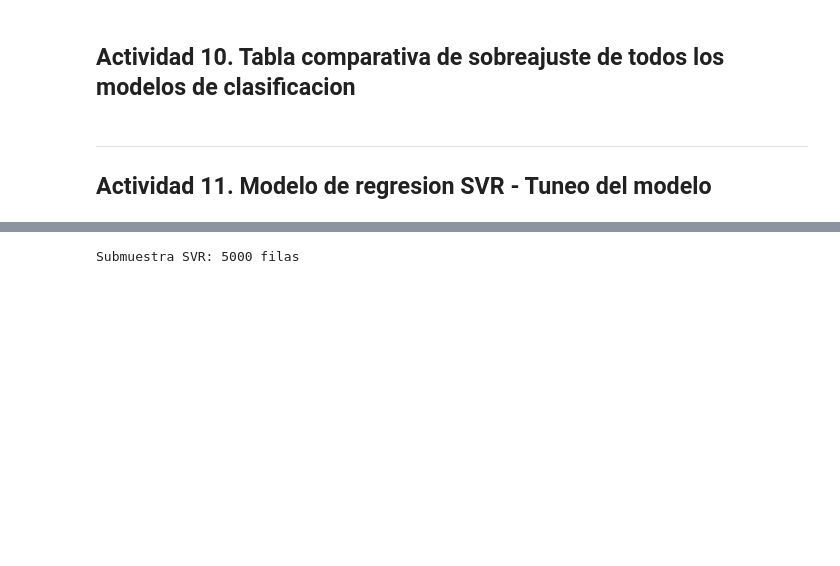
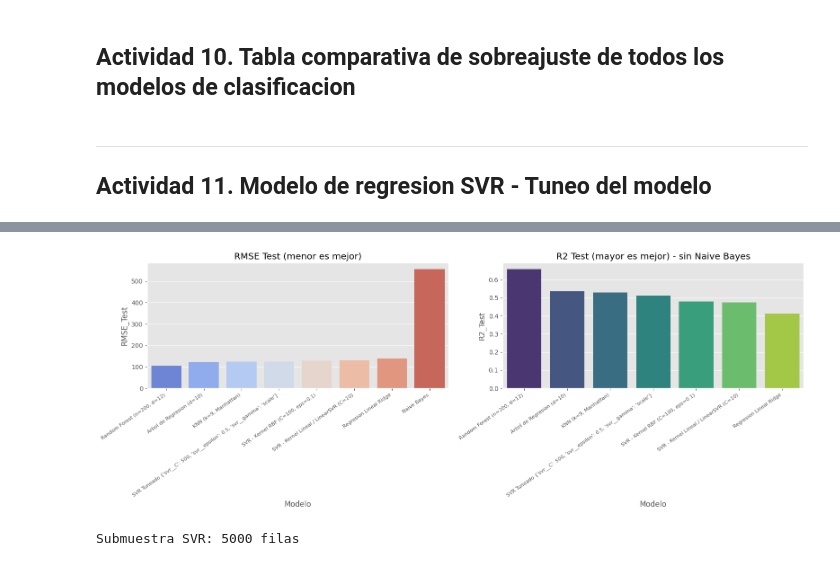
Before and after one commit to miafuentes30/CC3074-Laboratorio8, a Jupyter notebook: lab8.ipynb, the cells around one changed output, grey strips where cells are left out. Saved outputs shown, nothing was run; the diff lists cells and outputs as text; code cells hidden in the pictures; blank space fills up the shorter version.

```diff
--- a/lab8.ipynb
+++ b/lab8.ipynb
@@ -808,0 +811,15 @@ plt.show()
+# %%
+# Resultados de hojas anteriores (mismo split 80/20, random_state=42)
+historico_regresion = [
+    {'Modelo': 'Regresion Lineal Ridge',       'RMSE_Train': None, 'RMSE_Test': 138.04, 'MAE_Test': None, 'R2_Train': None, 'R2_Test': 0.4127, 'Tiempo_s': 1.221, 'Sobreajuste': 'No'},
+    {'Modelo': 'Arbol de Regresion (d=10)',    'RMSE_Train': None, 'RMSE_Test': 122.66, 'MAE_Test': None, 'R2_Train': None, 'R2_Test': 0.5363, 'Tiempo_s': 0.680, 'Sobreajuste': 'No'},
+    {'Modelo': 'Random Forest (n=200, d=12)',  'RMSE_Train': None, 'RMSE_Test': 105.10, 'MAE_Test': None, 'R2_Train': None, 'R2_Test': 0.6595, 'Tiempo_s': 28.05, 'Sobreajuste': 'Si'},
+    {'Modelo': 'Naive Bayes',                  'RMSE_Train': None, 'RMSE_Test': 556.50, 'MAE_Test': None, 'R2_Train': None, 'R2_Test': -8.545, 'Tiempo_s': 0.288, 'Sobreajuste': 'No'},
+    {'Modelo': 'KNN (k=9, Manhattan)',         'RMSE_Train': None, 'RMSE_Test': 123.19, 'MAE_Test': None, 'R2_Train': None, 'R2_Test': 0.5300, 'Tiempo_s': 0.380, 'Sobreajuste': 'Si'},
+]
+
+comparacion_reg = pd.DataFrame(resultados_regresion + historico_regresion)
+comparacion_reg = comparacion_reg.sort_values('RMSE_Test')
+
+print("Comparacion: SVR vs modelos de regresion de hojas anteriores")
+print(comparacion_reg[['Modelo','RMSE_Test','R2_Test','Tiempo_s','Sobreajuste']].to_string(index=False))
@@ -809,3 +837,20 @@ plt.show()
+# %%
+fig, axes = plt.subplots(1, 2, figsize=(16, 6))
+
+comp_reg_plot = comparacion_reg[comparacion_reg['R2_Test'] > -1]  # excluir Naive Bayes de la vista
+
+sb.barplot(x='Modelo', y='RMSE_Test', data=comparacion_reg, ax=axes[0], palette='coolwarm')
+axes[0].set_title('RMSE Test (menor es mejor)')
+axes[0].set_xticklabels(axes[0].get_xticklabels(), rotation=35, ha='right', fontsize=8)
+
+sb.barplot(x='Modelo', y='R2_Test', data=comp_reg_plot, ax=axes[1], palette='viridis')
+axes[1].set_title('R2 Test (mayor es mejor) - sin Naive Bayes')
+axes[1].set_xticklabels(axes[1].get_xticklabels(), rotation=35, ha='right', fontsize=8)
+
+plt.tight_layout()
+plt.show()
+# %% [output]
+[figure, added]
 # %%
 # Submuestra para SVR
 MAX_TRAIN_SVR = 5000
```
Also changed, not shown: parts of 2 cells of this notebook.
